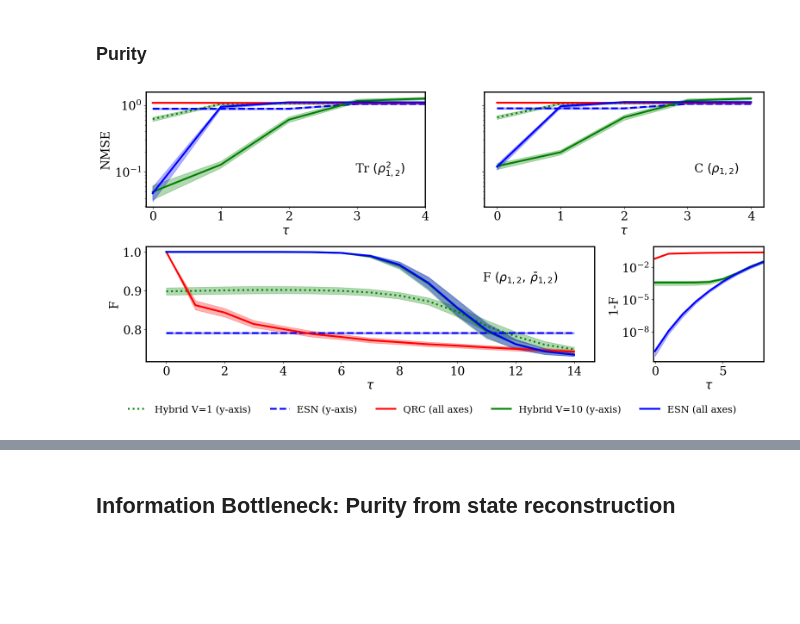
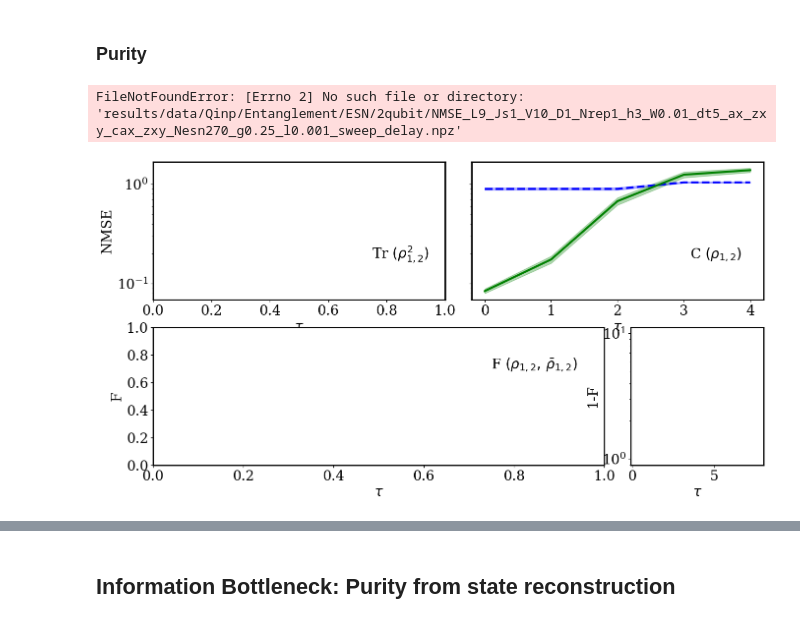
Before and after one commit to Mate1Coll/Neural-Network-in-Deep-Quantum-Classical-Architectures, a Jupyter notebook: plots.ipynb, the cells around one changed output, grey strips where cells are left out. Saved outputs shown, nothing was run; the diff lists cells and outputs as text; code cells hidden in the pictures; blank space fills up the shorter version.

```diff
--- a/plots.ipynb
+++ b/plots.ipynb
@@ -1609,6 +1609,7 @@ def qubit2_input_comparison(L, N_esn, h, W, Js, Dmp=1, N_rep=1, inp_type='2qubit
 # %% [markdown]
 ### Purity
 # %%
-qubit2_input_comparison(L=9, N_esn=180, h=3, W=0.01, Js=1, Dmp=1, N_rep=1, inp_type='2qubit')
+qubit2_input_comparison(L=9, N_esn=270, h=3, W=0.01, Js=1, Dmp=1, N_rep=1, inp_type='2qubit')
 # %% [output]
+FileNotFoundError: [Errno 2] No such file or directory: 'results/data/Qinp/Entanglement/ESN/2qubit/NMSE_L9_Js1_V10_D1_Nrep1_h3_W0.01_dt5_ax_zxy_cax_zxy_Nesn270_g0.25_l0.001_sweep_delay.npz'
-[figure, old version]
+[figure, new version]
```
Also changed, not shown: parts of 3 cells of this notebook, 7 other files.
